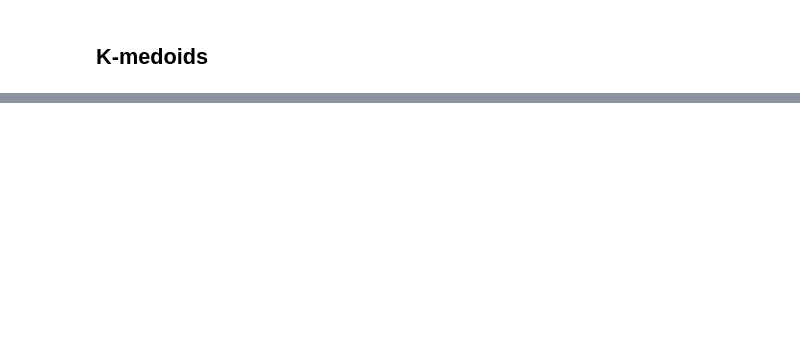
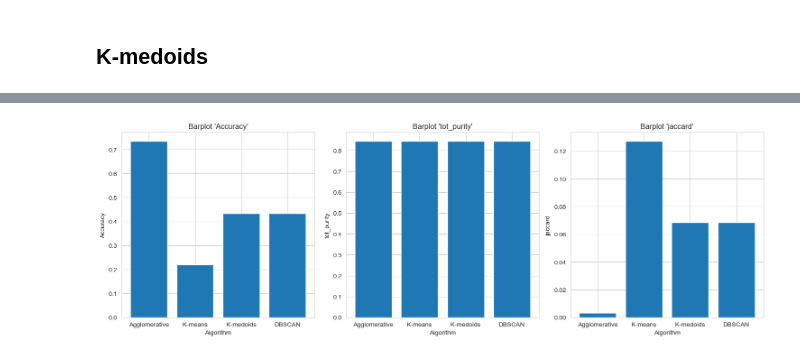
Before and after one commit to sararesta/ML-Homework, a Jupyter notebook: Clustering.ipynb, the cells around one changed output, grey strips where cells are left out. Drawn from its saved outputs; the diff is of its cells as text; code cells hidden in the pictures; blank space fills up the shorter version.

```diff
--- a/Clustering.ipynb
+++ b/Clustering.ipynb
@@ -317,0 +326,3 @@ metrics_kmedoids
+# %%
+metrics_DBSCAN = get_cluster_metrics(labels_kmedoids,y_train,'DBSCAN')
+metrics_DBSCAN
@@ -317,0 +334,4 @@ metrics_kmedoids
+# %%
+metrics_df = pd.DataFrame()
+metrics_df = pd.concat([metrics_agglomerative,metrics_kmeans,metrics_kmedoids,metrics_DBSCAN],axis=0)
+metrics_df
@@ -317,0 +344,20 @@ metrics_kmedoids
+# %%
+columns = ['Accuracy', 'tot_purity', 'jaccard']
+
+num_cols = len(columns)
+fig, axes = plt.subplots(nrows=1, ncols=num_cols, figsize=(15, 5))
+
+sns.set_style('whitegrid')
+palette = 'Set2'
+
+for i, col in enumerate(columns):
+    values = metrics_df.loc[:,col]
+    axes[i].bar(metrics_df.index, values)
+    axes[i].set_title(f"Barplot '{col}'")
+    axes[i].set_xlabel('Algorithm')
+    axes[i].set_ylabel(col)
+
+plt.tight_layout()
+plt.show();
+# %% [output]
+[figure, added]
```
Also changed, not shown: parts of 9 cells of this notebook.
